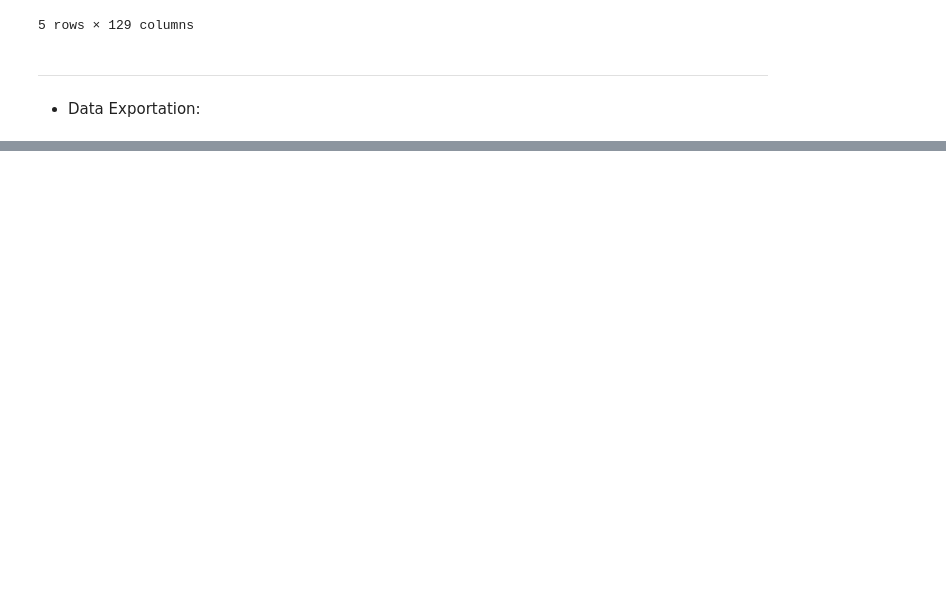
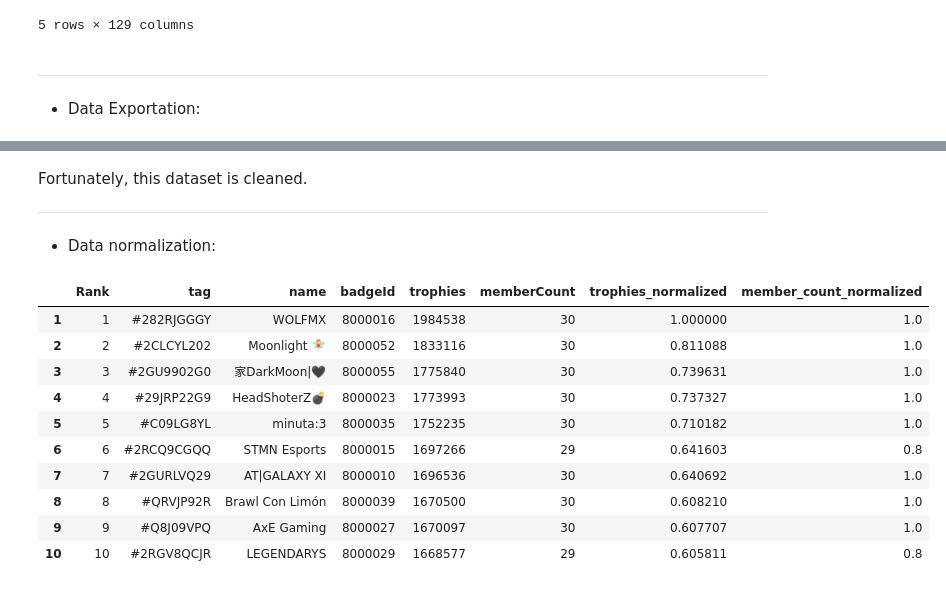
Before and after one commit to pyrawn/Data-Visualization-Techniques-for-Brawl-Stars-Dataset-Analysis-Data-Exploration-And-Visualization, a Jupyter notebook: notebooks/Data-Preprocessing.ipynb, the cells around one changed output, grey strips where cells are left out. Drawn from its saved outputs; the diff is of its cells as text; code cells hidden in the pictures; blank space fills up the shorter version.

```diff
--- a/notebooks/Data-Preprocessing.ipynb
+++ b/notebooks/Data-Preprocessing.ipynb
@@ -317,0 +324,2 @@ df_club.to_csv('../data/preprocessed/cleaned_club_ranking.csv', index=False)
+# %%
+df_mexico_clubs = pd.read_csv("../data/raw/dataset/country_club_rankings/Mexico_club_rankings.csv")
@@ -317,0 +340,8 @@ df_club.to_csv('../data/preprocessed/cleaned_club_ranking.csv', index=False)
+# %%
+df_mexico_clubs = df_mexico_clubs[df_mexico_clubs['Unnamed: 0'] != 0]  # Eliminar la fila con 'Unnamed: 0' igual a 0
+# %%
+# Delete the column "rank"
+df_mexico_clubs.drop(columns=['rank'], inplace=True)
+
+# Rename the column 'Unnamed: 0' to 'Rank'
+df_mexico_clubs = df_mexico_clubs.rename(columns={'Unnamed: 0': 'Rank'})
@@ -317,0 +386,26 @@ df_club.to_csv('../data/preprocessed/cleaned_club_ranking.csv', index=False)
+# %% [markdown]
+Fortunately, this dataset is cleaned.
+
+---
+
+* Data normalization:
+# %%
+# Normalize the 'trophies' column
+df_mexico_clubs['trophies_normalized'] = scaler.fit_transform(df_mexico_clubs[['trophies']])
+
+# Normalize the 'requiredTrophies' column
+df_mexico_clubs['member_count_normalized'] = scaler.fit_transform(df_mexico_clubs[['memberCount']])
+# %%
+df_mexico_clubs.head(10)
+# %% [output]
+|  | Rank | tag | name | badgeId | trophies | memberCount | trophies_normalized | member_count_normalized |
+| 1 | 1 | #282RJGGGY | WOLFMX | 8000016 | 1984538 | 30 | 1.000000 | 1.0 |
+| 2 | 2 | #2CLCYL202 | Moonlight 🧚🏻 | 8000052 | 1833116 | 30 | 0.811088 | 1.0 |
+| 3 | 3 | #2GU9902G0 | 家DarkMoon|🖤 | 8000055 | 1775840 | 30 | 0.739631 | 1.0 |
+| 4 | 4 | #29JRP22G9 | HeadShoterZ💣 | 8000023 | 1773993 | 30 | 0.737327 | 1.0 |
+| 5 | 5 | #C09LG8YL | minuta:3 | 8000035 | 1752235 | 30 | 0.710182 | 1.0 |
+| 6 | 6 | #2RCQ9CGQQ | STMN Esports | 8000015 | 1697266 | 29 | 0.641603 | 0.8 |
+| 7 | 7 | #2GURLVQ29 | AT|GALAXY XI | 8000010 | 1696536 | 30 | 0.640692 | 1.0 |
+| 8 | 8 | #QRVJP92R | Brawl Con Limón | 8000039 | 1670500 | 30 | 0.608210 | 1.0 |
+| 9 | 9 | #Q8J09VPQ | AxE Gaming | 8000027 | 1670097 | 30 | 0.607707 | 1.0 |
+| 10 | 10 | #2RGV8QCJR | LEGENDARYS | 8000029 | 1668577 | 29 | 0.605811 | 0.8 |
```
Also changed, not shown: parts of 5 cells of this notebook.
